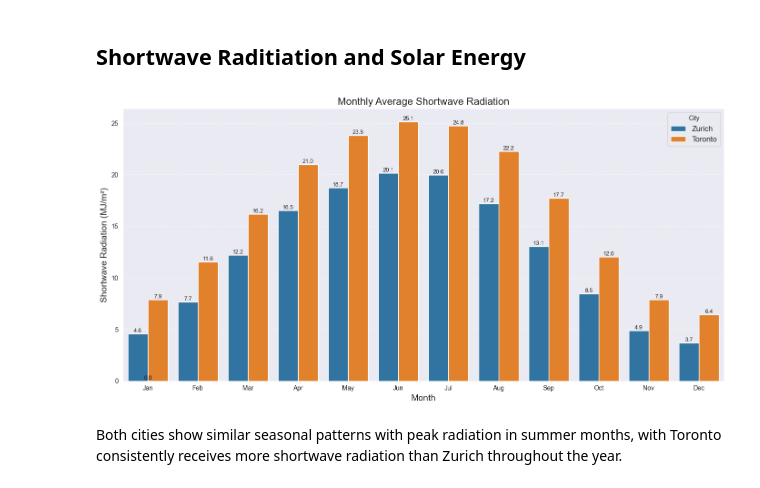
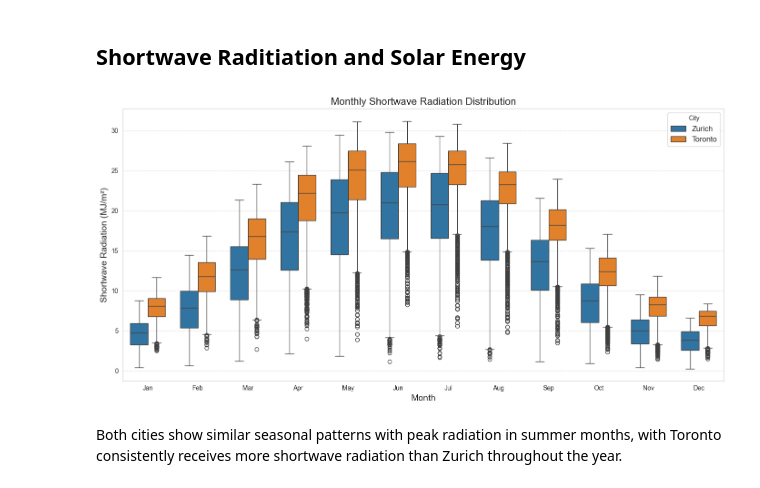
Before and after one commit to Jaffels/CIP_FS25_111, a Jupyter notebook: Johan.ipynb, the cells around one changed output. Saved outputs shown, nothing was run; the diff lists cells and outputs as text; code cells hidden in the pictures.

```diff
--- a/Johan.ipynb
+++ b/Johan.ipynb
@@ -661,41 +661,46 @@ monthly_radiation = pd.DataFrame({
 })
 
 # Reshape data for seaborn
-monthly_radiation_melted = pd.melt(
-    monthly_radiation,
-    id_vars=['Month'],
-    value_vars=['Zurich', 'Toronto'],
+radiation_melted = pd.melt(
+    merged_df,
+    id_vars=['month_name'],
+    value_vars=['shortwave_radiation_sum_Zurich', 'shortwave_radiation_sum_Toronto'],
     var_name='City',
     value_name='Shortwave Radiation (MJ/m²)'
 )
-# %%
-# Plot monthly comparison
-plt.figure(figsize=(14, 7))
-ax = sns.barplot(
-    data=monthly_radiation_melted,
-    x='Month',
-    y='Shortwave Radiation (MJ/m²)',
-    hue='City',
-    palette=['#1f77b4', '#ff7f0e']
-)
-
-plt.title('Monthly Average Shortwave Radiation', fontsize=16)
-plt.xlabel('Month', fontsize=14)
-plt.ylabel('Shortwave Radiation (MJ/m²)', fontsize=14)
-plt.legend(title='City', fontsize=12)
-plt.grid(axis='y', linestyle='--', alpha=0.7)
-
-# Add values on top of bars
-for p in ax.patches:
-    height = p.get_height()
-    ax.annotate(f'{height:.1f}',
-                (p.get_x() + p.get_width() / 2., height),
-                ha='center', va='bottom', fontsize=9)
-
-plt.tight_layout()
-plt.show()
-# %% [output]
-[figure, removed]
+# %%
+# Clean up city names by removing the prefix
+radiation_melted['City'] = radiation_melted['City'].str.replace('shortwave_radiation_sum_', '')
+
+# Convert month names to categorical with the correct order
+radiation_melted['month_name'] = pd.Categorical(radiation_melted['month_name'],
+                                               categories=month_order,
+                                               ordered=True)
+
+# Sort by month
+radiation_melted = radiation_melted.sort_values('month_name')
+
+# Plot monthly comparison with boxplot
+plt.figure(figsize=(14, 7))
+ax = sns.boxplot(
+    data=radiation_melted,
+    x='month_name',
+    y='Shortwave Radiation (MJ/m²)',
+    hue='City',
+    palette=['#1f77b4', '#ff7f0e'],
+    width=0.7
+)
+
+plt.title('Monthly Shortwave Radiation Distribution', fontsize=16)
+plt.xlabel('Month', fontsize=14)
+plt.ylabel('Shortwave Radiation (MJ/m²)', fontsize=14)
+plt.legend(title='City', fontsize=12)
+plt.grid(axis='y', linestyle='--', alpha=0.7)
+
+plt.tight_layout()
+plt.show()
+# %% [output]
+[figure, added]
 # %% [markdown]
 
 Both cities show similar seasonal patterns with peak radiation in summer months, with Toronto consistently receives more shortwave radiation than Zurich throughout the year.
```
Also changed, not shown: parts of 1 cell of this notebook, 2 other files.
